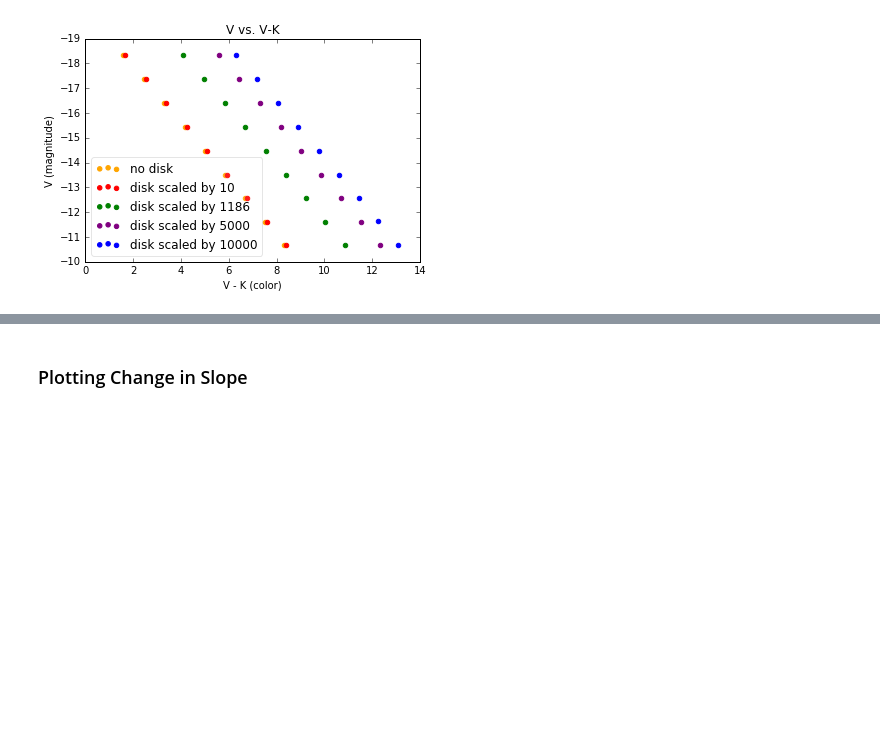
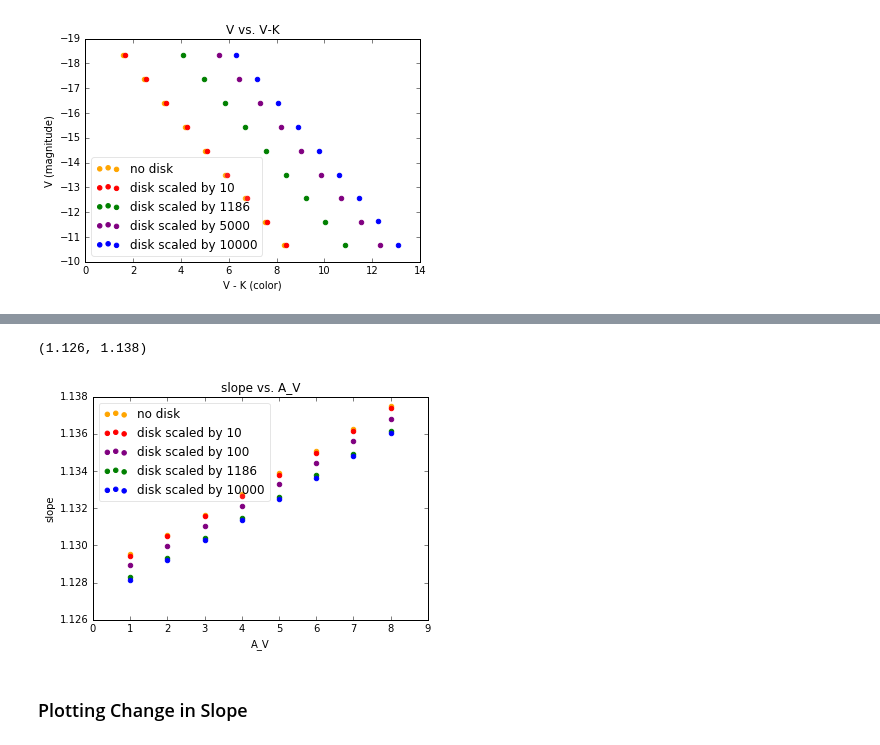
Before and after one commit to ojalae/initial-photometry, a Jupyter notebook: Plots for Extinguished Star and Extinguished Disk.ipynb, the cells around one changed output, grey strips where cells are left out. Drawn from its saved outputs; the diff is of its cells as text; code cells hidden in the pictures; blank space fills up the shorter version.

```diff
--- a/Plots for Extinguished Star and Extinguished Disk.ipynb
+++ b/Plots for Extinguished Star and Extinguished Disk.ipynb
@@ -491,3 +509,20 @@ plt.title('V vs. V-K')
+# %%
+PlotSlopes('5700',10,0,'orange',"no disk",'slope') #no second blackbody
+PlotSlopes('5700',10,10,'red',"disk scaled by 10",'slope') #scaled by 10
+PlotSlopes('5700',10,100,'purple',"disk scaled by 100",'slope')
+PlotSlopes('5700',10,1186,'green',"disk scaled by 1186",'slope') #properly scaled
+PlotSlopes('5700',10,10000,'blue',"disk scaled by 10000",'slope') #scaled by 10000
+
+plt.xlabel("A_V")
+plt.ylabel("slope")
+plt.title('slope vs. A_V')
+plt.legend(loc='upper left',fancybox=True, framealpha=0.1)
+axes = plt.gca()
+axes.set_ylim(1.126,1.138)
+#axes.set_xlim([0.5,2.5])
+# %% [output]
+(1.126, 1.138)
+[figure, added]
 # %% [markdown]
 ### Plotting Change in Slope
 # %%
```
Also changed, not shown: parts of 9 cells of this notebook, 2 other files.
